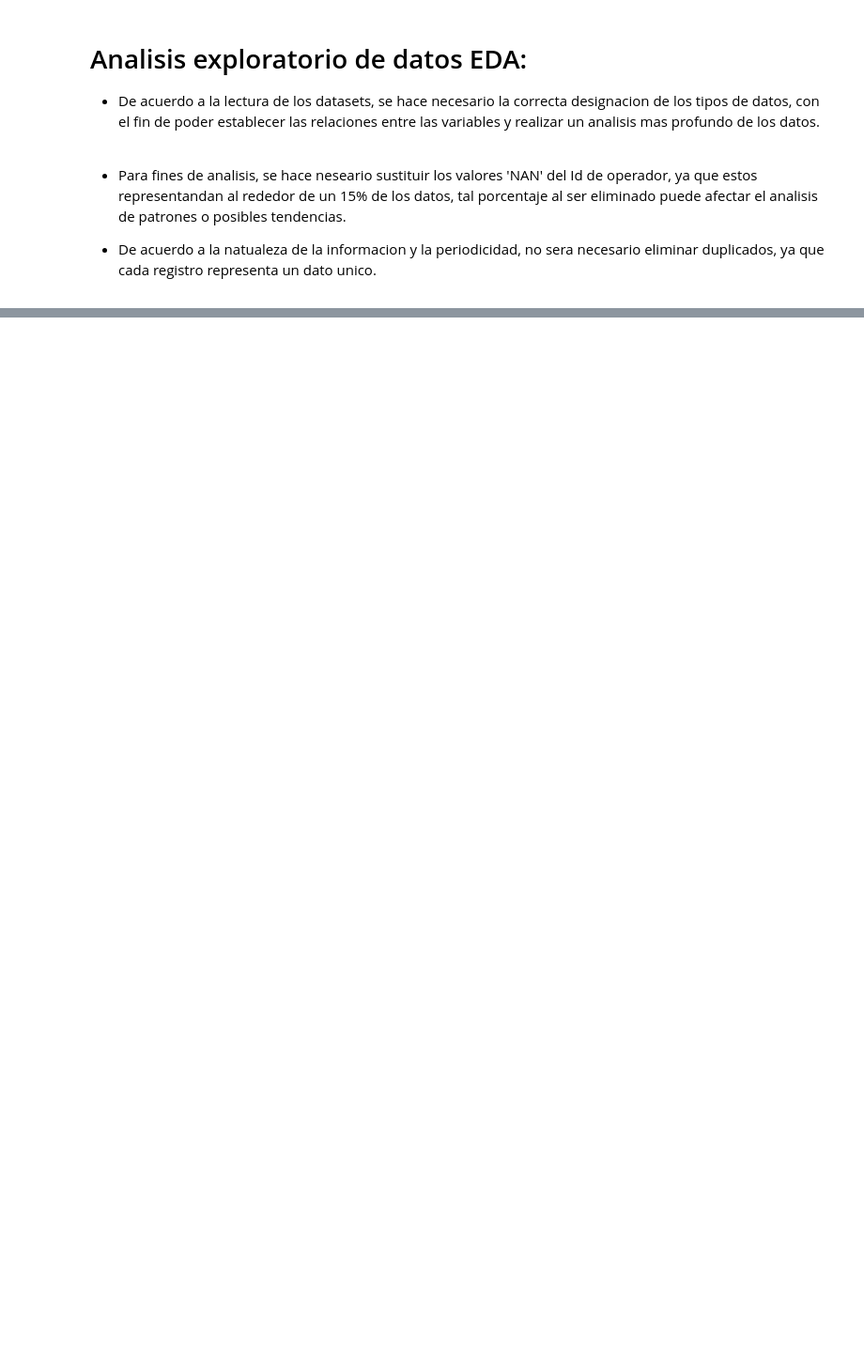
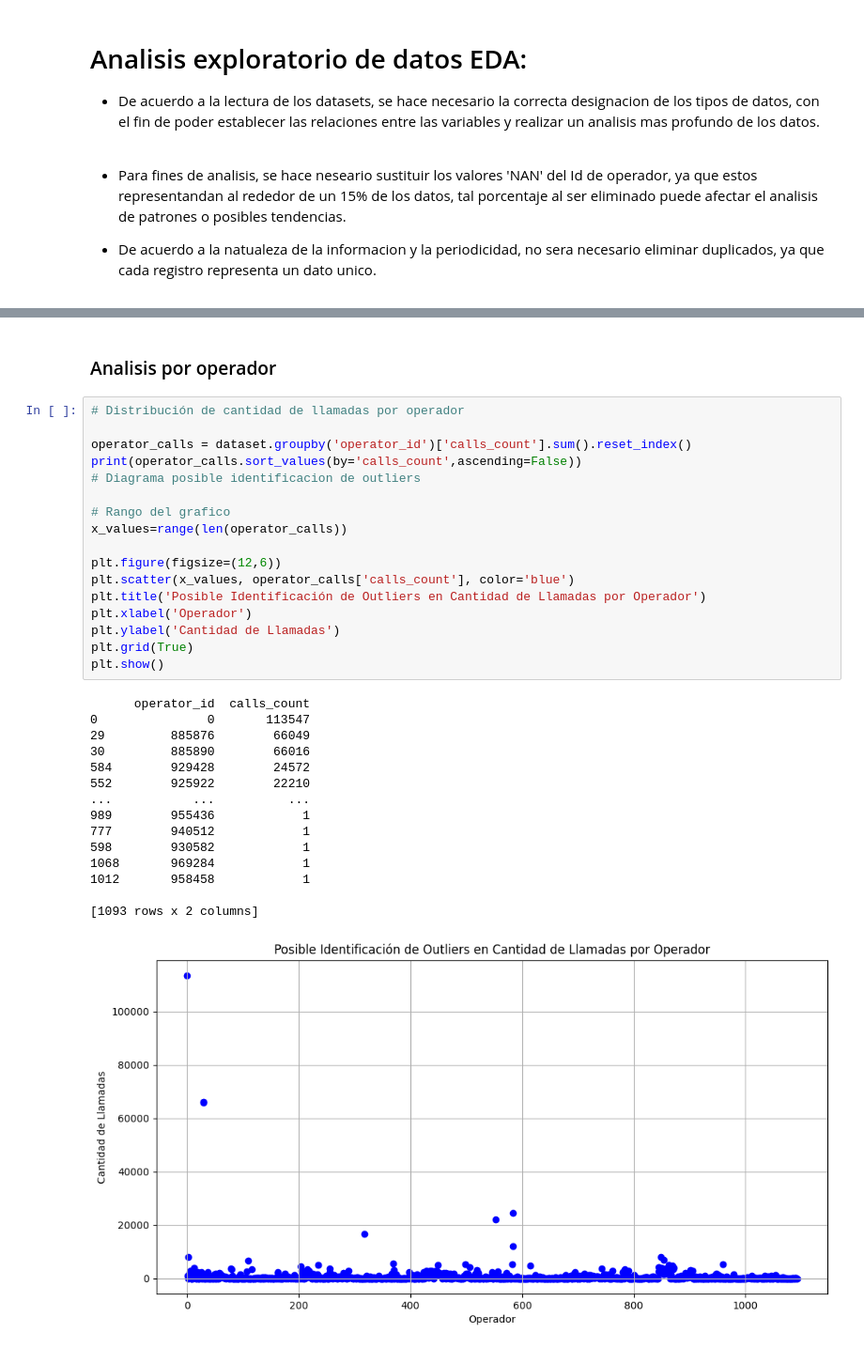
Before and after one commit to DavidRC-Ing/CallMeMaybe-virtual-telephony, a Jupyter notebook: CallMeMaybe virtual telephony.ipynb, the cells around one changed output, grey strips where cells are left out. Shown at 94% size. Saved outputs shown, nothing was run; the diff lists cells and outputs as text; blank space fills up the shorter version.

```diff
--- a/CallMeMaybe virtual telephony.ipynb
+++ b/CallMeMaybe virtual telephony.ipynb
@@ -285,0 +226,35 @@ std       62.981680    3735.653323          4407.963966
+# %% [markdown]
+### Analisis por operador
+# %%
+# Distribución de cantidad de llamadas por operador
+
+operator_calls = dataset.groupby('operator_id')['calls_count'].sum().reset_index()
+print(operator_calls.sort_values(by='calls_count',ascending=False))
+# Diagrama posible identificacion de outliers
+
+# Rango del grafico
+x_values=range(len(operator_calls))
+
+plt.figure(figsize=(12,6))
+plt.scatter(x_values, operator_calls['calls_count'], color='blue')
+plt.title('Posible Identificación de Outliers en Cantidad de Llamadas por Operador')
+plt.xlabel('Operador')
+plt.ylabel('Cantidad de Llamadas')
+plt.grid(True)
+plt.show()
+# %% [output]
+      operator_id  calls_count
+0               0       113547
+29         885876        66049
+30         885890        66016
+584        929428        24572
+552        925922        22210
+...           ...          ...
+989        955436            1
+777        940512            1
+598        930582            1
+1068       969284            1
+1012       958458            1
+
+[1093 rows x 2 columns]
+[figure, added]
```
Also changed, not shown: parts of 58 cells of this notebook.
